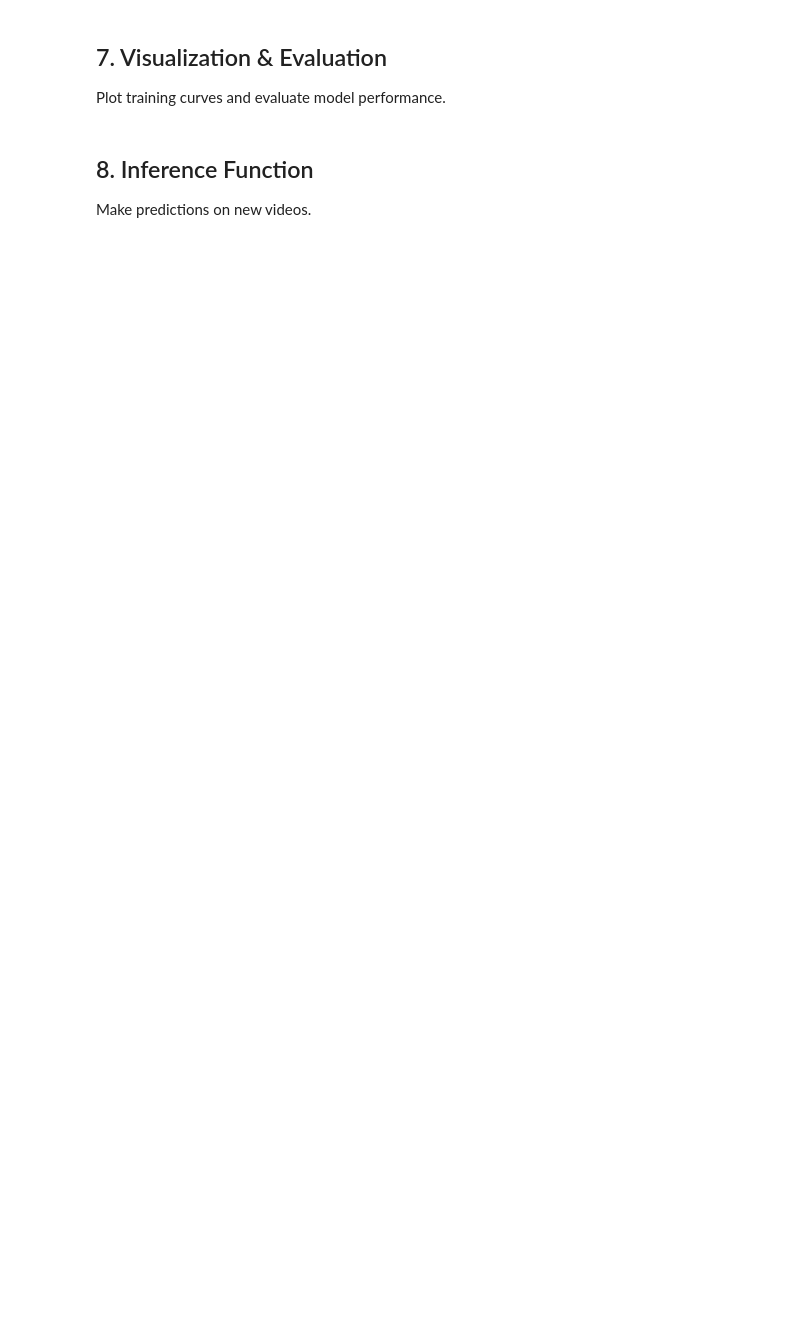
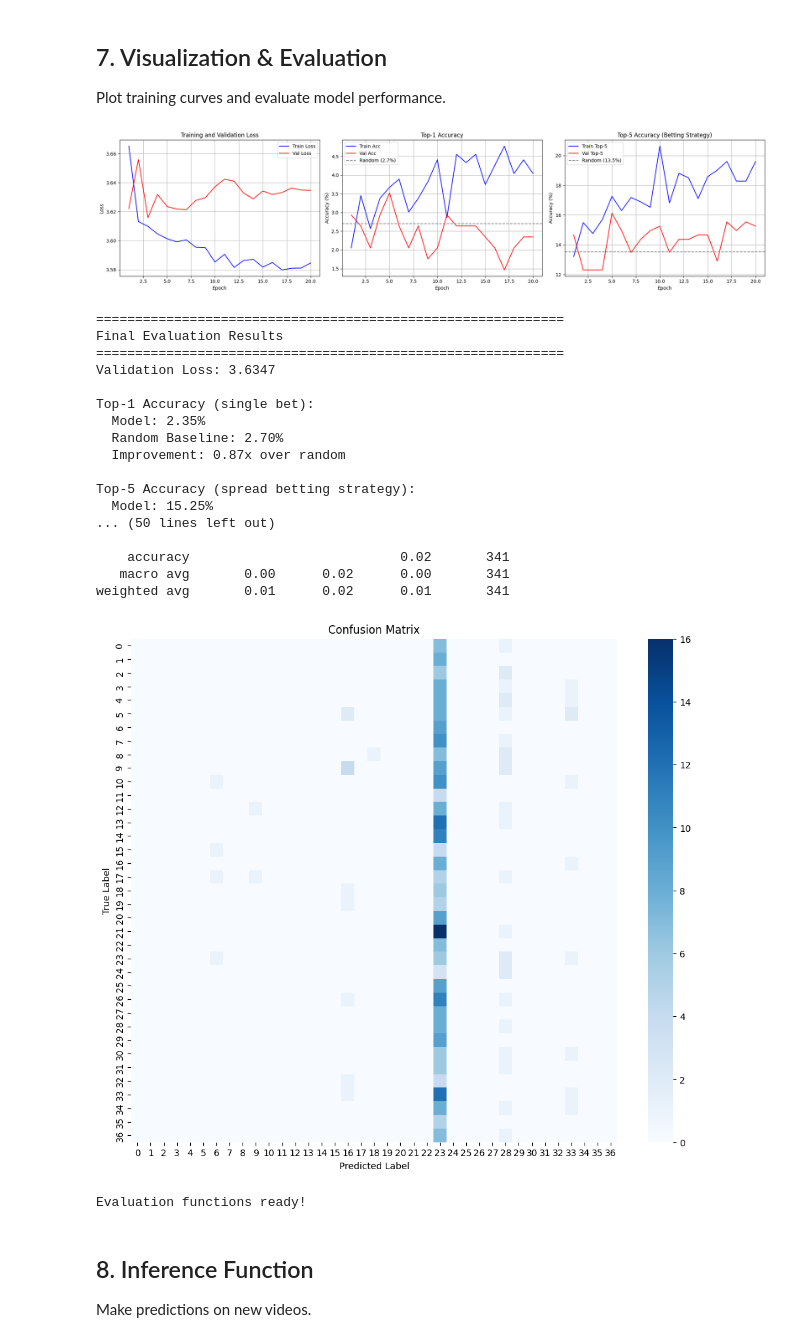
Before and after one commit to jjzsilva9/roulette-predictor, a Jupyter notebook: train_model.ipynb, the cells around one changed output. Cells and saved outputs as stored; diff of their text form; code cells hidden in the pictures; blank space fills up the shorter version.

Commit message:
Training run (with imbalanced classes)

```diff
--- a/train_model.ipynb
+++ b/train_model.ipynb
@@ -69,16 +72,18 @@ class RouletteVideoDataset(Dataset):
         return frames, label
 
     def _load_video(self, video_path):
-        """Load video and sample num_frames uniformly"""
+        """Load video and sample num_frames from the BEGINNING (before bets closed)"""
         cap = cv2.VideoCapture(str(video_path))
         total_frames = int(cap.get(cv2.CAP_PROP_FRAME_COUNT))
 
-        # Sample frame indices uniformly
+        # Take frames from the beginning only (when bets are still open)
         if total_frames < self.num_frames:
             # If video has fewer frames, repeat last frame
             indices = list(range(total_frames)) + [total_frames-1] * (self.num_frames - total_frames)
         else:
-            indices = np.linspace(0, total_frames-1, self.num_frames, dtype=int)
+            indices = list(range(self.num_frames))
+            # max_frame = min(int(cap.get(cv2.CAP_PROP_FPS) * 2), total_frames-1)
+            # indices = np.linspace(0, max_frame, self.num_frames, dtype=int)
 
         frames = []
         for idx in indices:
@@ -102,9 +107,6 @@ class RouletteVideoDataset(Dataset):
         frames = torch.from_numpy(frames).permute(3, 0, 1, 2)
 
         return frames
-
-# Test the dataset class
-print("Dataset class defined successfully!")
 # %% [markdown]
 ## 3. Model Architecture
 
@@ -378,7 +647,7 @@ Plot training curves and evaluate model performance.
 # %%
 def plot_training_history(history):
     """Plot training and validation metrics"""
-    fig, (ax1, ax2) = plt.subplots(1, 2, figsize=(15, 5))
+    fig, (ax1, ax2, ax3) = plt.subplots(1, 3, figsize=(20, 5))
 
     epochs = range(1, len(history['train_loss']) + 1)
 
@@ -391,15 +660,25 @@ def plot_training_history(history):
     ax1.legend()
     ax1.grid(True)
 
-    # Accuracy plot
+    # Top-1 Accuracy plot
     ax2.plot(epochs, history['train_acc'], 'b-', label='Train Acc')
     ax2.plot(epochs, history['val_acc'], 'r-', label='Val Acc')
     ax2.axhline(y=100/37, color='gray', linestyle='--', label='Random (2.7%)')
     ax2.set_xlabel('Epoch')
     ax2.set_ylabel('Accuracy (%)')
-    ax2.set_title('Training and Validation Accuracy')
+    ax2.set_title('Top-1 Accuracy')
     ax2.legend()
     ax2.grid(True)
+
+    # Top-5 Accuracy plot
+    ax3.plot(epochs, history['train_top5_acc'], 'b-', label='Train Top-5')
+    ax3.plot(epochs, history['val_top5_acc'], 'r-', label='Val Top-5')
+    ax3.axhline(y=100*5/37, color='gray', linestyle='--', label='Random (13.5%)')
+    ax3.set_xlabel('Epoch')
+    ax3.set_ylabel('Accuracy (%)')
+    ax3.set_title('Top-5 Accuracy (Betting Strategy)')
+    ax3.legend()
+    ax3.grid(True)
 
     plt.tight_layout()
     plt.show()
@@ -408,39 +687,71 @@ def evaluate_model(model, val_loader, device):
     """Detailed model evaluation"""
     model.eval()
     criterion = nn.CrossEntropyLoss()
 
-    val_loss, val_acc, all_preds, all_labels = validate_epoch(
+    val_loss, val_acc, val_top5_acc, all_preds, all_labels = validate_epoch(
         model, val_loader, criterion, device
     )
 
     print(f"\n{'='*60}")
     print("Final Evaluation Results")
     print(f"{'='*60}")
     print(f"Validation Loss: {val_loss:.4f}")
-    print(f"Validation Accuracy: {val_acc:.2f}%")
-    print(f"Random Baseline: {100/37:.2f}%")
-    print(f"Improvement: {val_acc / (100/37):.2f}x over random")
+    print(f"\nTop-1 Accuracy (single bet):")
+    print(f"  Model: {val_acc:.2f}%")
+    print(f"  Random Baseline: {100/37:.2f}%")
+    print(f"  Improvement: {val_acc / (100/37):.2f}x over random")
+    print(f"\nTop-5 Accuracy (spread betting strategy):")
+    print(f"  Model: {val_top5_acc:.2f}%")
+    print(f"  Random Baseline: {100*5/37:.2f}%")
+    print(f"  Improvement: {val_top5_acc / (100*5/37):.2f}x over random")
+    print(f"\nExpected value (betting 1 unit on each of top 5):")
+    print(f"  Cost per spin: 5 units")
+    print(f"  Win payout: 36 units (35:1 + original bet)")
+    print(f"  Expected return: {val_top5_acc/100 * 36:.2f} units")
+    print(f"  Expected profit per spin: {val_top5_acc/100 * 36 - 5:.2f} units")
+    print(f"  Break-even top-5 accuracy: {5/36*100:.2f}%")
 
     # Classification report
     print("\nClassification Report:")
     print(classification_report(all_labels, all_preds, target_names=[str(i) for i in range(37)]))
 
     # Confusion matrix
     cm = confusion_matrix(all_labels, all_preds)
     plt.figure(figsize=(12, 10))
     sns.heatmap(cm, annot=False, fmt='d', cmap='Blues')
     plt.title('Confusion Matrix')
     plt.ylabel('True Label')
     plt.xlabel('Predicted Label')
     plt.show()
 
     return val_acc
 
 # Uncomment after training:
-# plot_training_history(history)
-# final_acc = evaluate_model(model, val_loader, device)
+plot_training_history(history)
+final_acc = evaluate_model(model, val_loader, device)
 
 print("Evaluation functions ready!")
+# %% [output]
+[figure, added]
+============================================================
+Final Evaluation Results
+============================================================
+Validation Loss: 3.6347
+
+Top-1 Accuracy (single bet):
+  Model: 2.35%
+  Random Baseline: 2.70%
+  Improvement: 0.87x over random
+
+Top-5 Accuracy (spread betting strategy):
+  Model: 15.25%
+... (50 lines left out)
+
+    accuracy                           0.02       341
+   macro avg       0.00      0.02      0.00       341
+weighted avg       0.01      0.02      0.01       341
+[figure, added]
+Evaluation functions ready!
 # %% [markdown]
 ## 8. Inference Function
 
```
Also changed, not shown: parts of 11 cells of this notebook, 5 other files.
